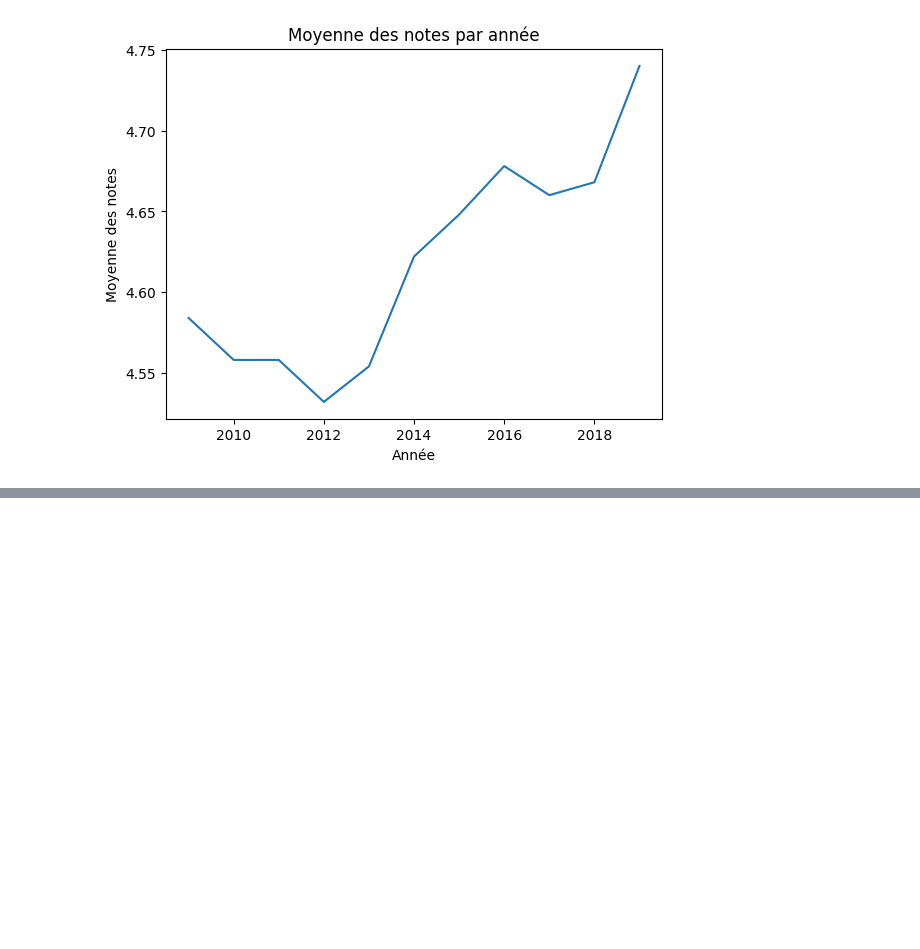
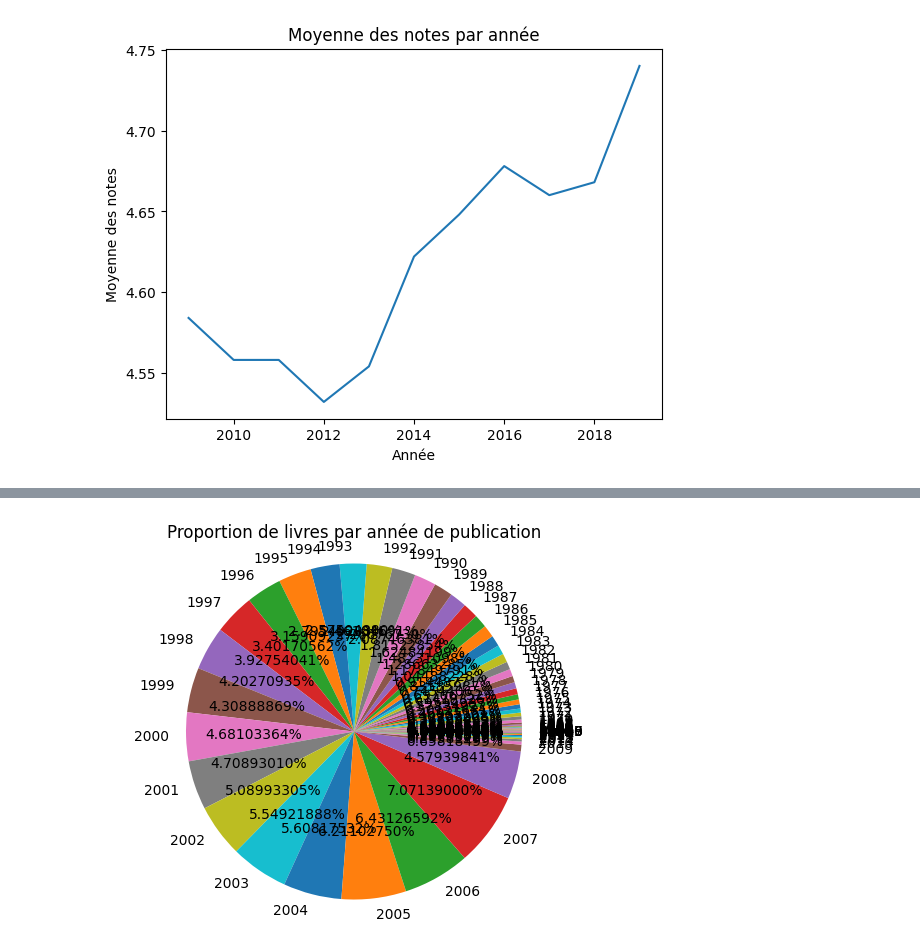
Before and after one commit to Quentin-bp/Ynov_B3_Data_BookStoryTelling, a Jupyter notebook: projetData.ipynb, the cells around one changed output, grey strips where cells are left out. Cells and saved outputs as stored; diff of their text form; code cells hidden in the pictures; blank space fills up the shorter version.

```diff
--- a/projetData.ipynb
+++ b/projetData.ipynb
@@ -143,0 +136,34 @@ KeyError: 'Year'
+# %%
+import pandas as pd
+
+# Chargement des données à partir du fichier CSV
+df10 = pd.read_csv(r'C:\Users\User\Downloads\projetData/book1-100k.csv')
+df11 = pd.read_csv(r'C:\Users\User\Downloads\projetData/book100k-200k.csv')
+df12 = pd.read_csv(r'C:\Users\User\Downloads\projetData/book200k-300k.csv')
+df13= pd.read_csv(r'C:\Users\User\Downloads\projetData/book500k-600k.csv')
+df14= pd.read_csv(r'C:\Users\User\Downloads\projetData/book600k-700k.csv')
+df15= pd.read_csv(r'C:\Users\User\Downloads\projetData/book700k-800k.csv')
+df16= pd.read_csv(r'C:\Users\User\Downloads\projetData/book800k-900k.csv')
+df17= pd.read_csv(r'C:\Users\User\Downloads\projetData/book900k-1000k.csv')
+df18= pd.read_csv(r'C:\Users\User\Downloads\projetData/book1000k-1100k.csv')
+df19= pd.read_csv(r'C:\Users\User\Downloads\projetData/book1100k-1200k.csv')
+df20= pd.read_csv(r'C:\Users\User\Downloads\projetData/book1200k-1300k.csv')
+df21= pd.read_csv(r'C:\Users\User\Downloads\projetData/book1300k-1400k.csv')
+df22= pd.read_csv(r'C:\Users\User\Downloads\projetData/book1400k-1500k.csv')
+df23= pd.read_csv(r'C:\Users\User\Downloads\projetData/book1500k-1600k.csv')
+df24= pd.read_csv(r'C:\Users\User\Downloads\projetData/book1600k-1700k.csv')
+df25= pd.read_csv(r'C:\Users\User\Downloads\projetData/book1700k-1800k.csv')
+df26= pd.read_csv(r'C:\Users\User\Downloads\projetData/book1800k-1900k.csv')
+df27= pd.read_csv(r'C:\Users\User\Downloads\projetData/book1900k-2000k.csv')
+df28= pd.read_csv(r'C:\Users\User\Downloads\projetData/book2000k-3000k.csv')
+df29= pd.read_csv(r'C:\Users\User\Downloads\projetData/book3000k-4000k.csv')
+df30= pd.read_csv(r'C:\Users\User\Downloads\projetData/book4000k-5000k.csv')
+
+# Liste des dataframes à fusionner
+dfs = [df10, df11, df12, df13, df14, df15, df16, df17, df18, df19, df20, df21, df22, df23, df24, df25, df26, df27, df28, df29, df30]
+
+# Fusion des données en utilisant la colonne "ISBN" comme clé
+df_final = pd.concat(dfs, axis=0, ignore_index=True, join='inner')
+
+# Affichage du nouveau dataframe
+print(df_final)
@@ -143,0 +221,11 @@ KeyError: 'Year'
+# %%
+# Calcul de la proportion de livres par année de publication
+books_per_year = df_final.groupby('PublishYear').size()
+
+# Création d'un graphique en secteurs pour visualiser la proportion de livres par année de publication
+plt.pie(books_per_year, labels=books_per_year.index, autopct='%1.8f%%')
+plt.axis('equal')
+plt.title('Proportion de livres par année de publication')
+plt.show()
+# %% [output]
+[figure, added]
```
Also changed, not shown: parts of 24 cells of this notebook.
